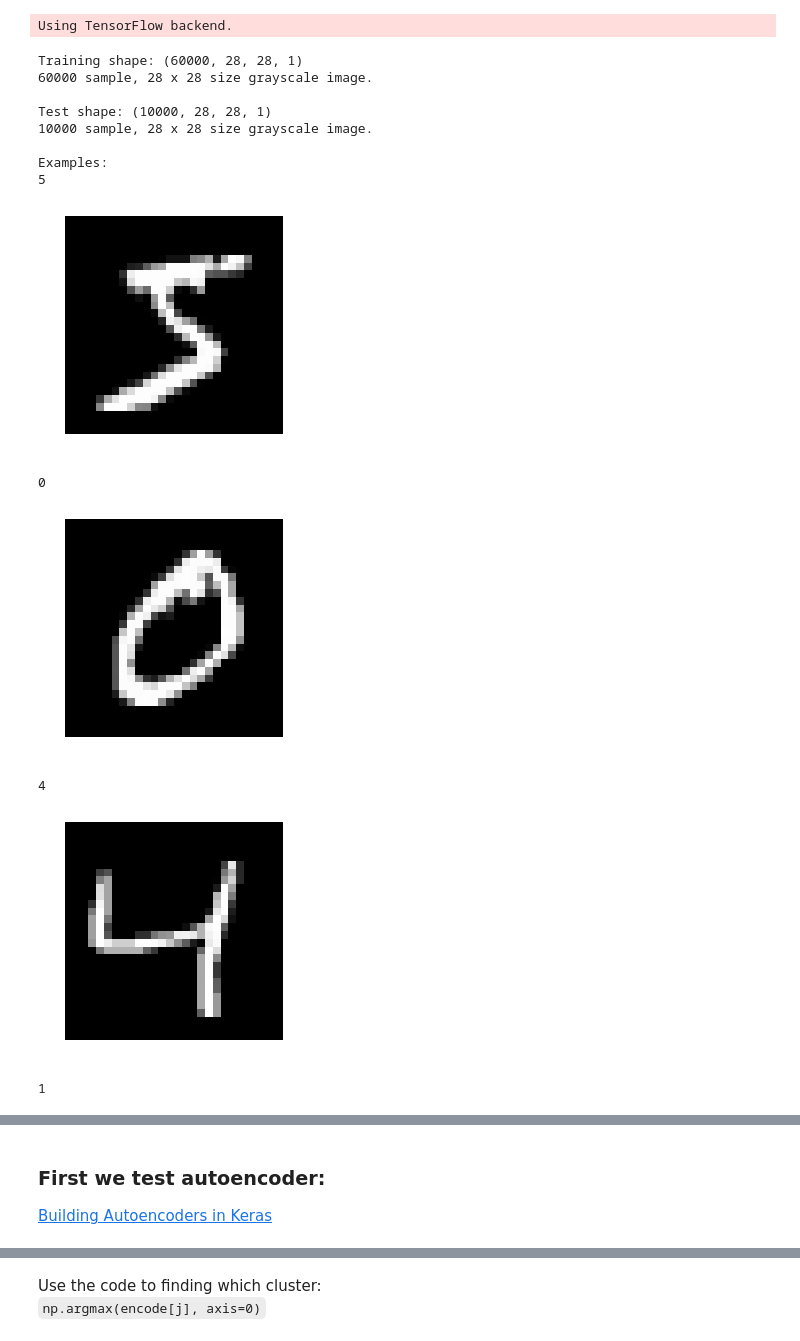
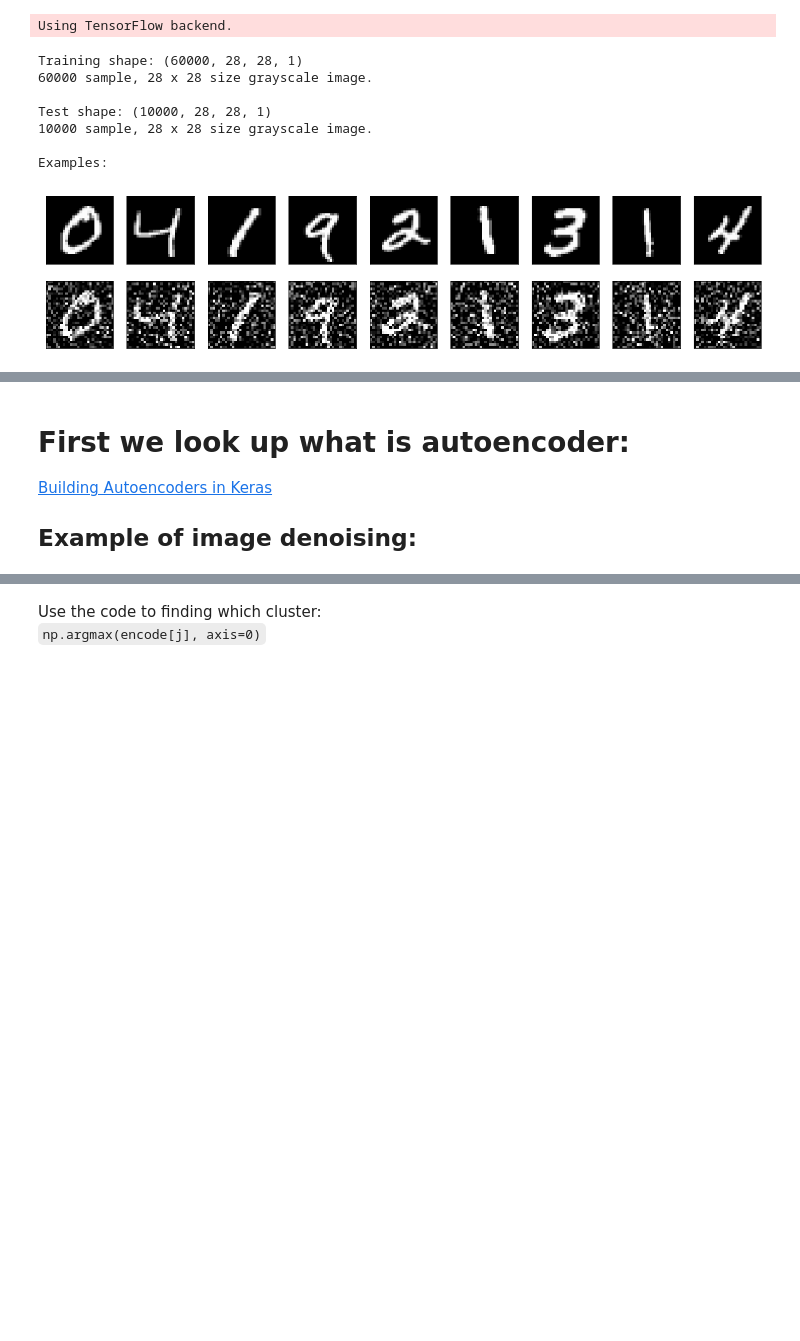
Before and after one commit to ardamavi/Unsupervised-Classification-with-Autoencoder, a Jupyter notebook: Unsupervised Classification With Autoencoder.ipynb, the cells around one changed output, grey strips where cells are left out. Saved outputs shown, nothing was run; the diff lists cells and outputs as text; code cells hidden in the pictures; blank space fills up the shorter version.

Commit message:
Added image denoising example and new activation function

```diff
--- a/Unsupervised Classification With Autoencoder.ipynb
+++ b/Unsupervised Classification With Autoencoder.ipynb
@@ -28,34 +28,47 @@ def get_dataset():
     X = np.reshape(X, (len(X), 28, 28, 1))
     X_test = np.reshape(X_test, (len(X_test), 28, 28, 1))
 
-    return X, X_test, Y, Y_test
+    # Add noise:
+    noise_factor = 0.4
+    X_train_noisy = X + noise_factor * np.random.normal(loc=0.0, scale=1.0, size=X.shape)
+    X_test_noisy = X_test + noise_factor * np.random.normal(loc=0.0, scale=1.0, size=X_test.shape)
 
-X, X_test, Y, Y_test = get_dataset()
+    X_train_noisy = np.clip(X_train_noisy, 0., 1.)
+    X_test_noisy = np.clip(X_test_noisy, 0., 1.)
+
+    return X, X_test, Y, Y_test, X_train_noisy, X_test_noisy
+
+X, X_test, Y, Y_test, X_train_noisy, X_test_noisy = get_dataset()
 # %%
 # About Dataset:
 print('Training shape:', X.shape)
 print(X.shape[0], 'sample,',X.shape[1] ,'x',X.shape[2] ,'size grayscale image.\n')
 print('Test shape:', X_test.shape)
 print(X_test.shape[0], 'sample,',X_test.shape[1] ,'x',X_test.shape[2] ,'size grayscale image.\n')
 
 print('Examples:')
-for i in range(4):
-    print(Y[i])
-    plt.imshow(X[i].reshape(28,28), cmap='gray')
-    plt.axis('off')
-    plt.show()
+n = 10
+plt.figure(figsize=(20, 4))
+for i in range(1, n):
+    # display original
+    ax = plt.subplot(2, n, i)
+    plt.imshow(X[i].reshape(28, 28))
+    plt.gray()
+    ax.get_xaxis().set_visible(False)
+    ax.get_yaxis().set_visible(False)
+
+    # display reconstruction
+    ax = plt.subplot(2, n, i + n)
+    plt.imshow(X_train_noisy[i].reshape(28, 28))
+    plt.gray()
+    ax.get_xaxis().set_visible(False)
+    ax.get_yaxis().set_visible(False)
 # %% [output]
 Training shape: (60000, 28, 28, 1)
 60000 sample, 28 x 28 size grayscale image.
 
 Test shape: (10000, 28, 28, 1)
 10000 sample, 28 x 28 size grayscale image.
 
 Examples:
-5
-[figure, old version]
+[figure, new version]
-0
-[figure, removed]
-4
-[figure, removed]
-1
@@ -63,6 +75,7 @@ Examples:
 # %% [markdown]
-### First we test autoencoder:
+# First we look up what is autoencoder:
 [Building Autoencoders in Keras](https://blog.keras.io/building-autoencoders-in-keras.html)
+## Example of image denoising:
 # %%
 # Deep Learning Model:
 from keras.layers import Input, Conv2D, MaxPooling2D, UpSampling2D, Dense
```
Also changed, not shown: parts of 11 cells of this notebook.
